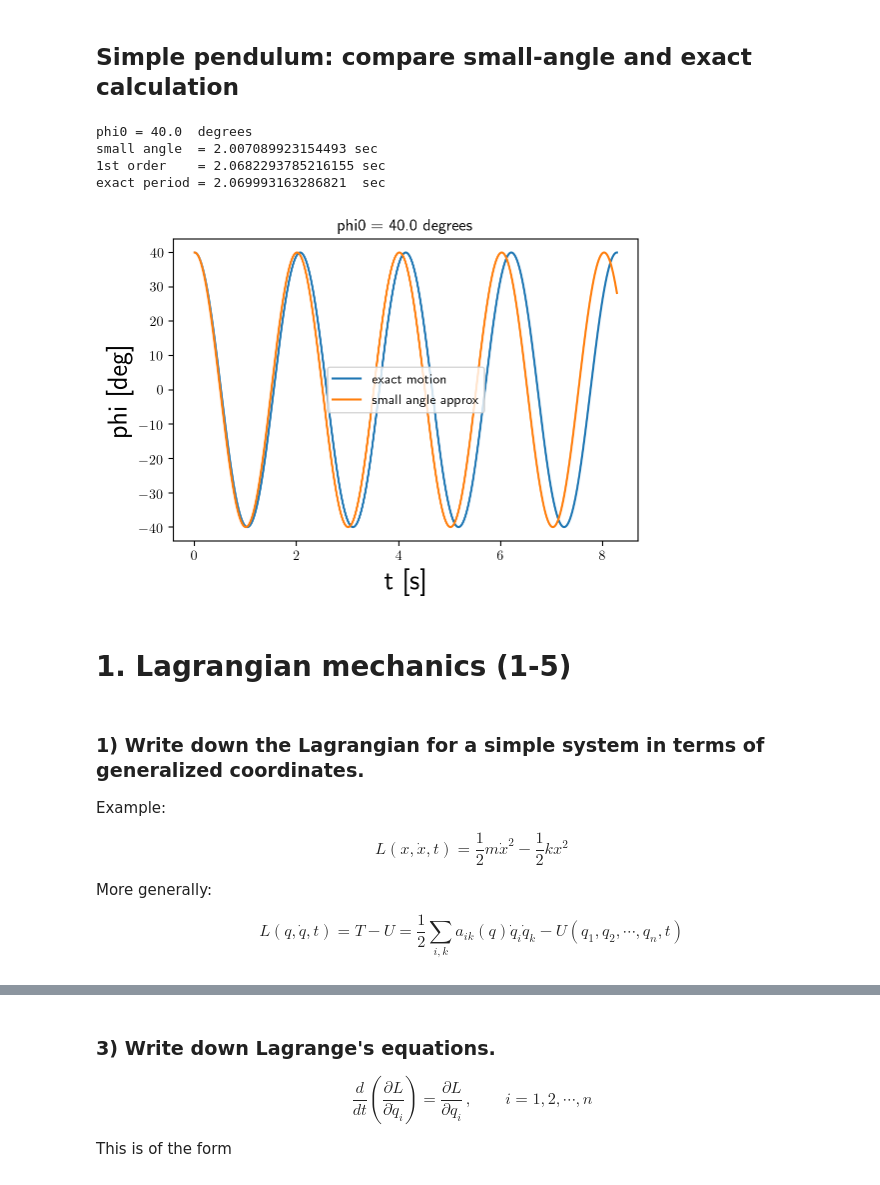
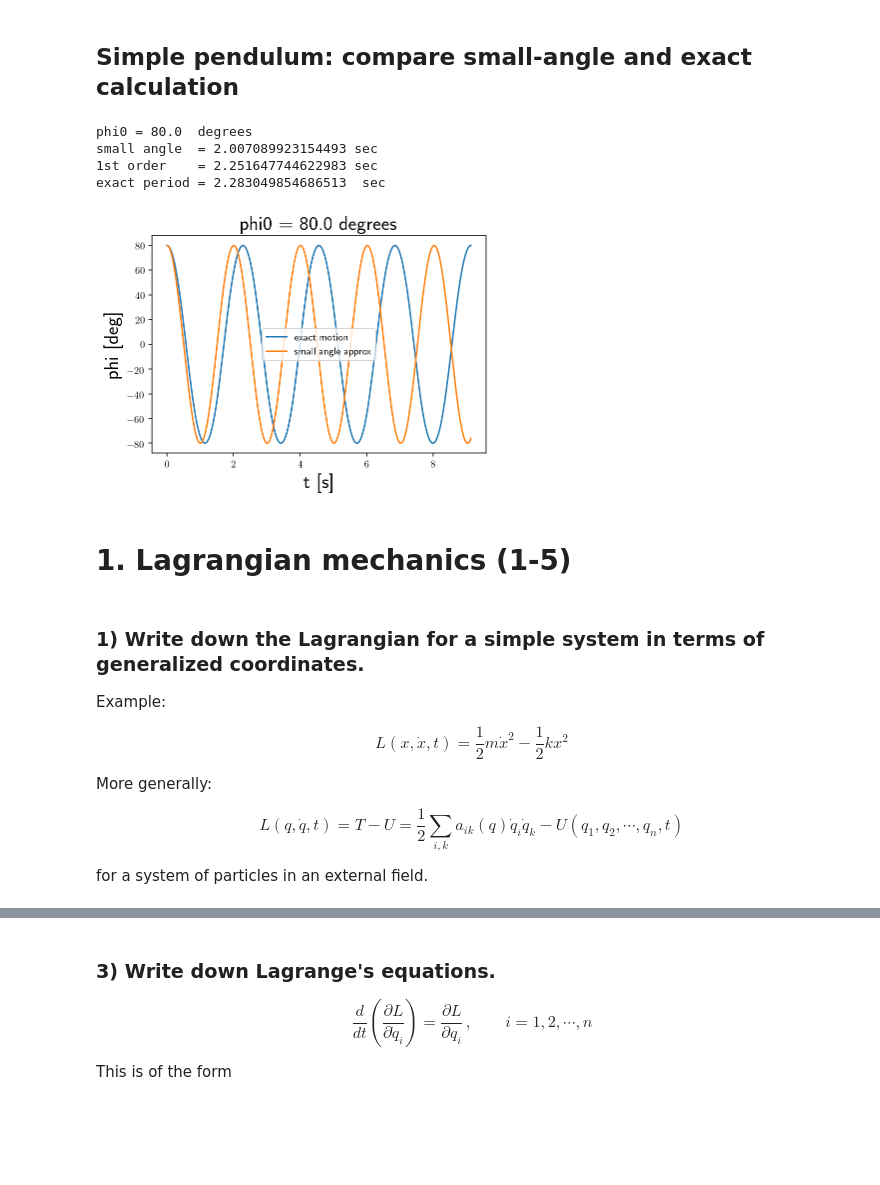
Before and after one commit to josephromano/josephromano.github.io, a Jupyter notebook: PHYS5306/notes/workbook.ipynb, the cells around one changed output, grey strips where cells are left out. Drawn from its saved outputs; the diff is of its cells as text; code cells hidden in the pictures; blank space fills up the shorter version.

```diff
--- a/PHYS5306/notes/workbook.ipynb
+++ b/PHYS5306/notes/workbook.ipynb
@@ -464,7 +566,7 @@ Text(0, 0.5, '$y$')
 # see L&L prob 11.1' K&S prob 1.7
 
 # choose maximum angle phi0 (E = mgl(1-cos(phi0)))
-phi0 = np.deg2rad(40)
+phi0 = np.deg2rad(80)
 print('phi0 =', np.rad2deg(phi0), ' degrees')
 
 # modulus k
@@ -480,38 +582,38 @@ omega0 = np.sqrt(g/ell)
 P0 = 2*np.pi/omega0
 
 # actual period
 P = (4/omega0)*special.ellipk(m)
 
 # 1st order correction to the period
 P1 = P0*(1 + phi0**2/16)
 
 # display periods
 print('small angle  =', P0, 'sec')
 print('1st order    =', P1, 'sec')
 print('exact period =', P, ' sec')
 
 # discrete times
 t = np.linspace(0, 4*P, 10000)
 
 # time evolution for phi
 x = omega0*t
 sn_x, cn_x, dn_x, ph_x = special.ellipj(x+omega0*P/4, m)
 phi = 2*np.arcsin(k*sn_x)
 
 # make plots
 plt.figure()
 plt.plot(t, np.rad2deg(phi), t, np.rad2deg(phi0)*np.cos(omega0*t))
 plt.xlabel('t [s]', size=20)
 plt.ylabel('phi [deg]', size=20)
 plt.legend(('exact motion', 'small angle approx'))
 titlestr = 'phi0 = ' + str(np.rad2deg(phi0)) + ' degrees'
-_=plt.title(titlestr)
+_=plt.title(titlestr, size=20)
 # %% [output]
-phi0 = 40.0  degrees
+phi0 = 80.0  degrees
 small angle  = 2.007089923154493 sec
-1st order    = 2.0682293785216155 sec
-exact period = 2.069993163286821  sec
+1st order    = 2.251647744622983 sec
+exact period = 2.283049854686513  sec
-[figure, old version]
+[figure, new version]
 # %% [markdown]
 # 1. Lagrangian mechanics (1-5)
 # %% [markdown]
@@ -529,6 +631,8 @@ $$
 L(q,\dot q, t)= T-U
 = \frac{1}{2}\sum_{i,k}a_{ik}(q) \dot q_i\dot q_k - U(q_1,q_2,\cdots, q_n, t)
 $$
+
+for a system of particles in an external field.
 # %% [markdown]
 ### 2) Distinguish generalized coordinates from Cartesian coordinates.
 
```
Also changed, not shown: parts of 4 cells of this notebook, 1 other file.
